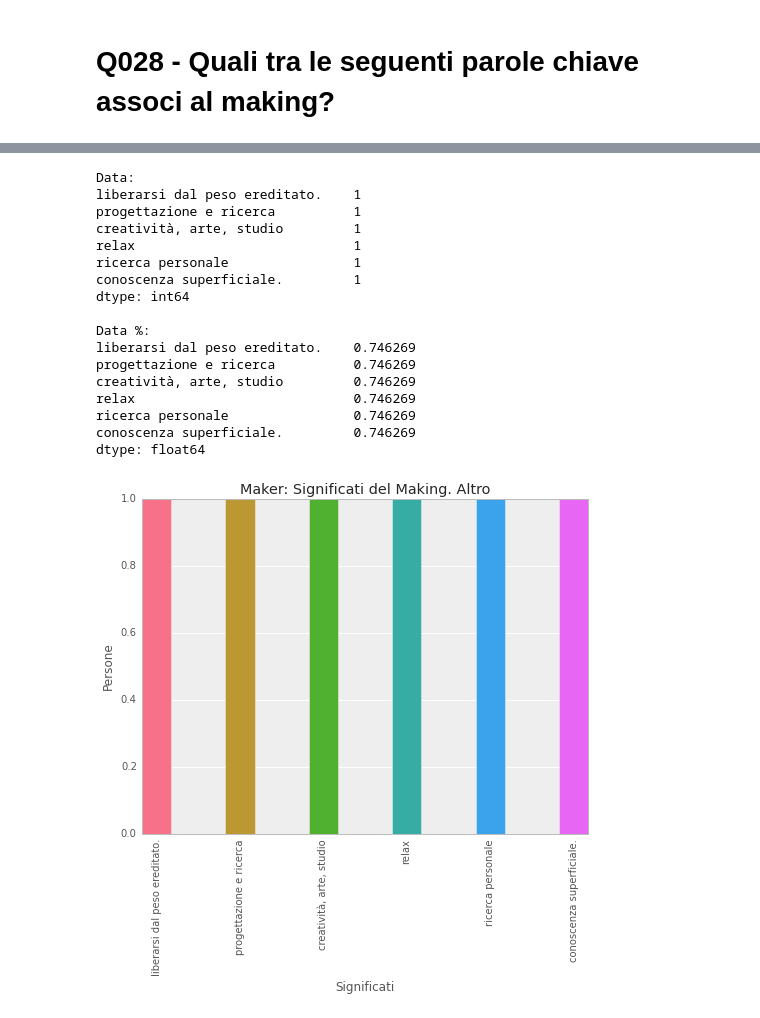
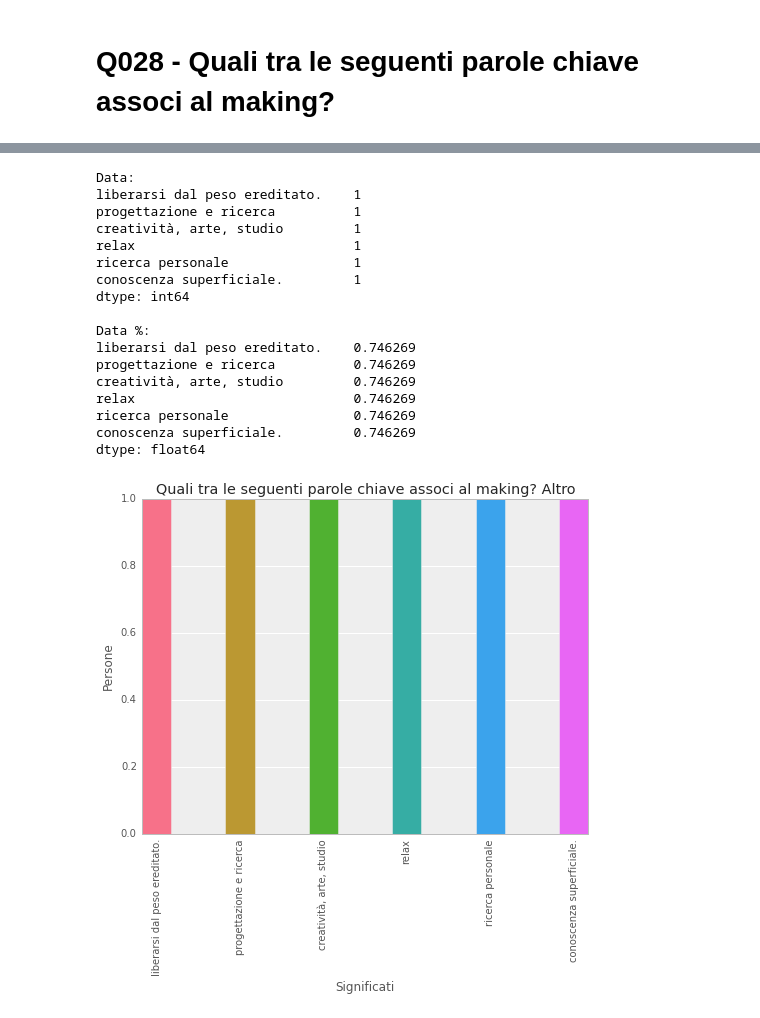
Before and after one commit to openp2pdesign/Makers-Inquiry---Analysis, a Jupyter notebook: Q028.ipynb, the cells around one changed output, grey strips where cells are left out. Drawn from its saved outputs; the diff is of its cells as text; code cells hidden in the pictures.

```diff
--- a/Q028.ipynb
+++ b/Q028.ipynb
@@ -122,32 +133,32 @@ print data["Q028[other]"].str.lower().value_counts(normalize=True) * 100
 
 # Plot bar
 plt.figure(figsize=(8,6))
-plt.title('Maker: Significati del Making. Altro')
+plt.title('Quali tra le seguenti parole chiave associ al making? Altro')
 plt.xticks(range(len(meaning_other.index)),meaning_other.index,rotation=90)
 plt.xlabel('Significati')
 plt.ylabel('Persone')
 ind = np.arange(len(meaning_other))   # the x locations for the groups
 width = 0.35                       # the width of the bars
 
 my_colors = seaborn.color_palette("husl", len(meaning_other)) # Set color palette
 rect1 = plt.bar(ind,meaning_other,width,color=my_colors,align='center')
 plt.savefig("pdf/Q028-MakerSignificatiMaking02.pdf") # Save pdf
 # %% [output]
 Data:
 liberarsi dal peso ereditato.    1
 progettazione e ricerca          1
 creatività, arte, studio         1
 relax                            1
 ricerca personale                1
 conoscenza superficiale.         1
 dtype: int64
 
 Data %:
 liberarsi dal peso ereditato.    0.746269
 progettazione e ricerca          0.746269
 creatività, arte, studio         0.746269
 relax                            0.746269
 ricerca personale                0.746269
 conoscenza superficiale.         0.746269
 dtype: float64
-[figure, old version]
+[figure, new version]
```
Also changed, not shown: parts of 2 cells of this notebook, 10 other files.
